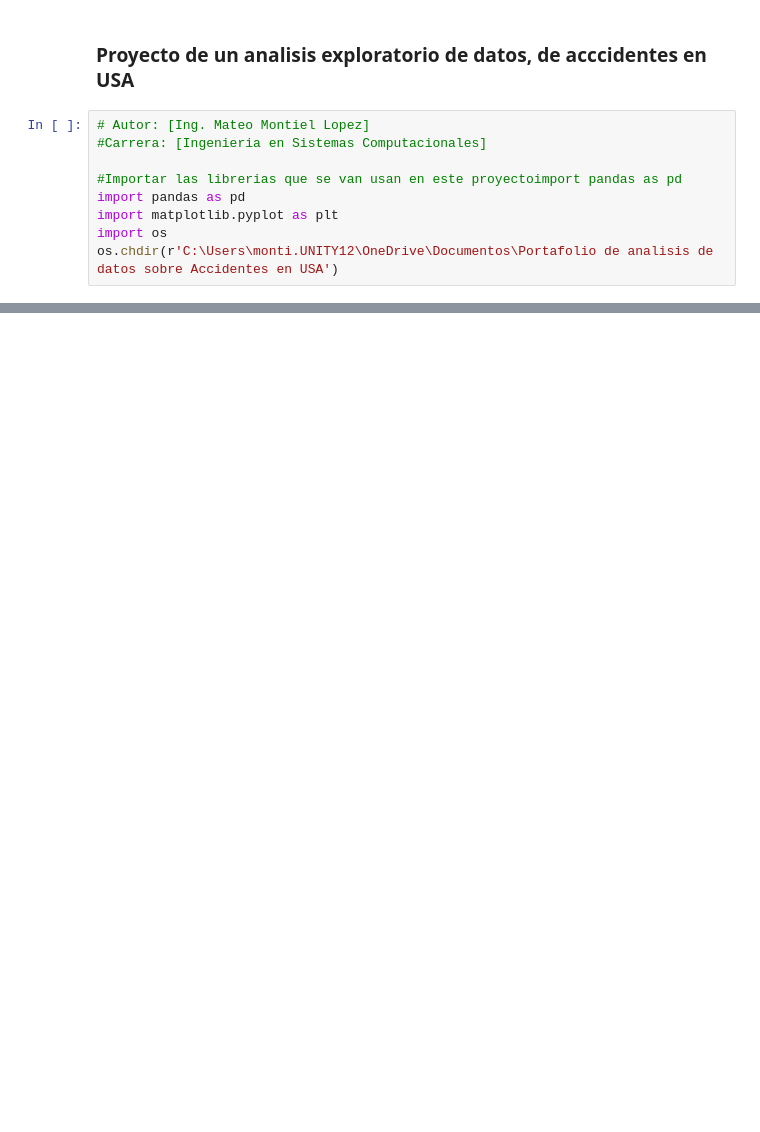
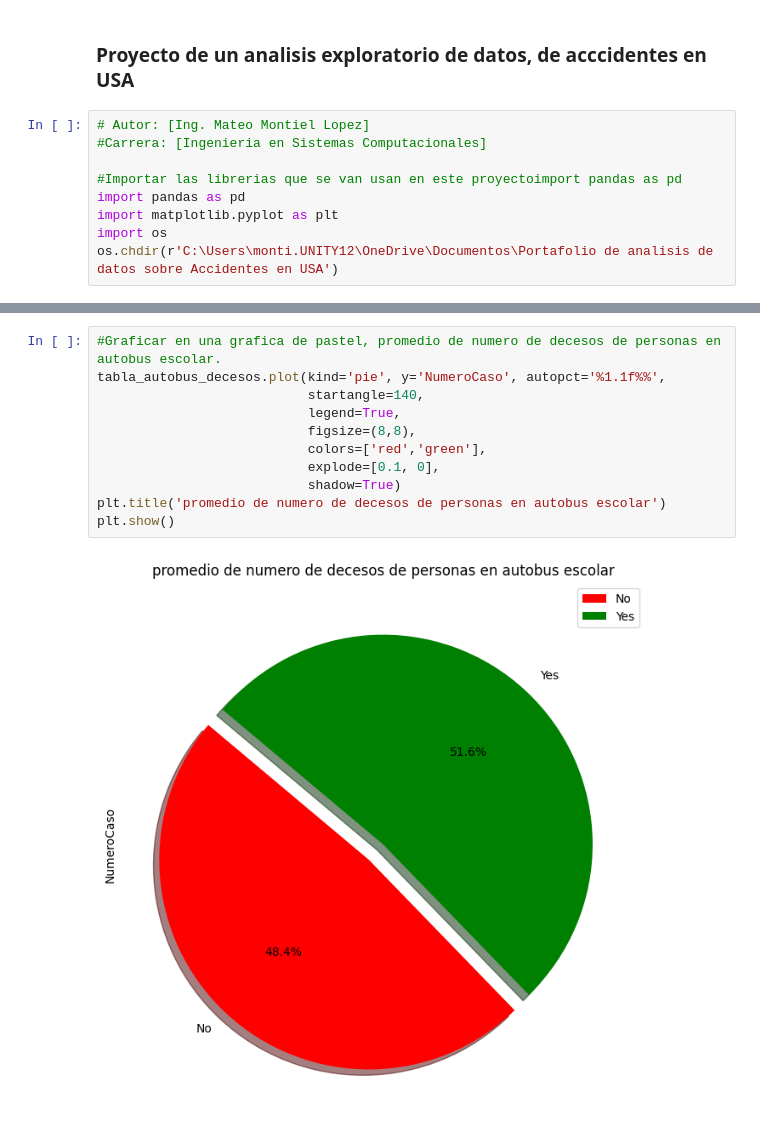
Before and after one commit to mateo469/Portafoli-de-analisis-exploratorios-de-accidentes-en-USA, a Jupyter notebook: Analisis_exploratorios_Accidentes.ipynb, the cells around one changed output, grey strips where cells are left out. Saved outputs shown, nothing was run; the diff lists cells and outputs as text; blank space fills up the shorter version.

```diff
--- a/Analisis_exploratorios_Accidentes.ipynb
+++ b/Analisis_exploratorios_Accidentes.ipynb
@@ -65,0 +222,13 @@ df
+# %%
+#Graficar en una grafica de pastel, promedio de numero de decesos de personas en autobus escolar.
+tabla_autobus_decesos.plot(kind='pie', y='NumeroCaso', autopct='%1.1f%%',
+                           startangle=140,
+                           legend=True,
+                           figsize=(8,8),
+                           colors=['red','green'],
+                           explode=[0.1, 0],
+                           shadow=True)
+plt.title('promedio de numero de decesos de personas en autobus escolar')
+plt.show()
+# %% [output]
+[figure, added]
```
Also changed, not shown: parts of 16 cells of this notebook.
